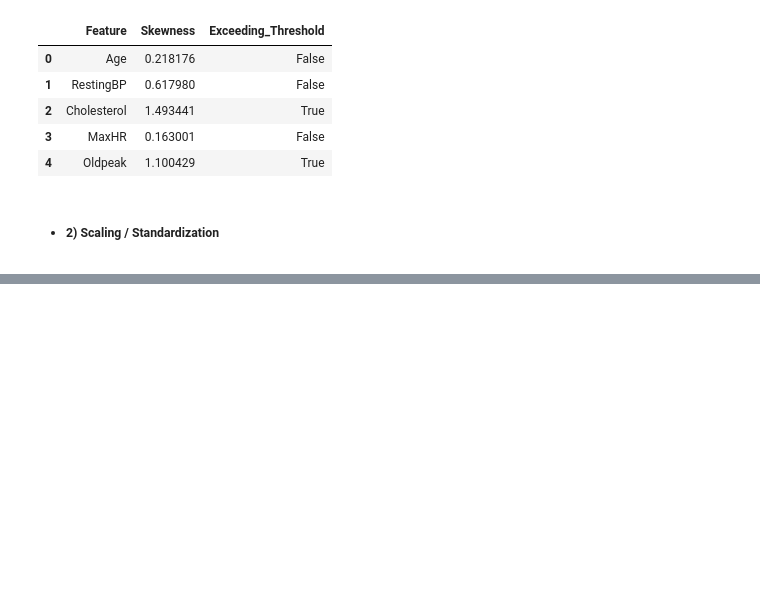
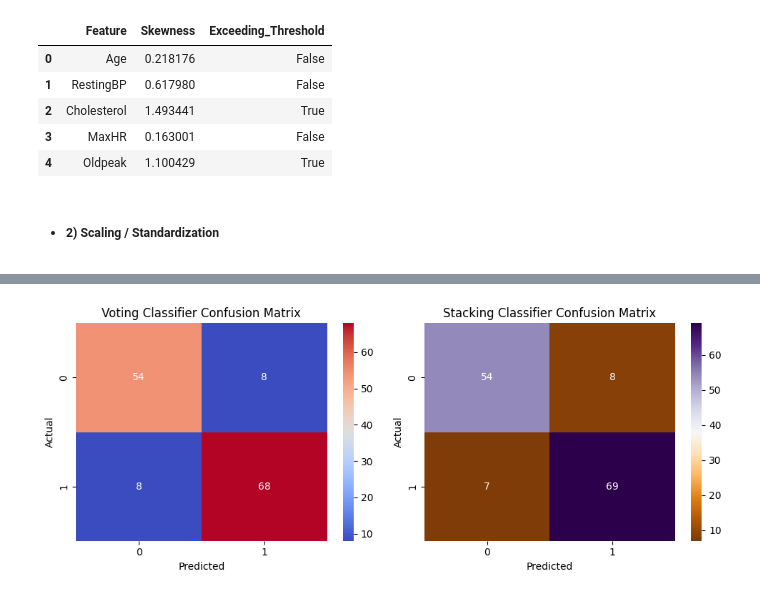
Before and after one commit to Nimaabediforud/Heart-Disease-Prediction, a Jupyter notebook: Notebooks/HDP-ML.ipynb, the cells around one changed output, grey strips where cells are left out. Cells and saved outputs as stored; diff of their text form; code cells hidden in the pictures; blank space fills up the shorter version.

```diff
--- a/Notebooks/HDP-ML.ipynb
+++ b/Notebooks/HDP-ML.ipynb
@@ -605,0 +855,88 @@ X_train[con_num_features]
+# %%
+"""
+There are multiple models with almost the same performance,
+These strong candidates can be combined to stabilize and potentially boost performance.
+* Ensembeling Techniques:
+- Voting Classifier
+    - Equal weights are fine to start, but tuning weights can squeeze out extra performance.
+- Stacking Classifier
+    - If base models are diverse & strong, a simple meta-model like LogisticRegression is often best.
+    - If they're weak or very different, a more flexible meta-model (like GradientBoosting) might help.
+"""
+
+# ----- Voting Classifier -----
+
+voting_model = VotingClassifier(
+    estimators=[
+        ("RF", RandomForestClassifier(random_state=RANDOM_STATE)),
+        ("GB", GradientBoostingClassifier(random_state=RANDOM_STATE)),
+        ("ADA", AdaBoostClassifier(random_state=RANDOM_STATE))
+    ],
+    voting="soft", weights=[1, 1, 1]
+)
+
+# Fit
+voting_model.fit(final_X_train, y_train)
+# Predict
+voting_y_pred = voting_model.predict(final_X_val)
+
+#----- Evaluate -----
+print("Voting Classifier:")
+# F1-score
+print(f"F1-Score (weighted): {round(f1_score(y_val, voting_y_pred, average='weighted') * 100, 3)} %")
+# Classification report
+print(f"Classification Report:\n{classification_report(y_val, voting_y_pred)}")
+# Confusion matrix
+voting_cw = confusion_matrix(y_val, voting_y_pred)
+
+
+
+# ----- Stacking Classifier -----
+
+stacking_model = StackingClassifier(
+    estimators=[
+        ("RF", RandomForestClassifier(random_state=RANDOM_STATE)),
+        ("GB", GradientBoostingClassifier(random_state=RANDOM_STATE)),
+        ("ADA", AdaBoostClassifier(random_state=RANDOM_STATE)),
+        ("ET", ExtraTreesClassifier(random_state=RANDOM_STATE)),
+        ("SVC", SVC(probability=True, random_state=RANDOM_STATE))
+    ],
+    final_estimator= LogisticRegression(max_iter=1000,random_state=RANDOM_STATE)
+)
+
+
+# Fit
+stacking_model.fit(final_X_train, y_train)
+# Predict
+stacking_y_pred = stacking_model.predict(final_X_val)
+
+#----- Evaluate -----
+print("Stacking Classifier:")
+# F1-score
+print(f"F1-Score (weighted): {round(f1_score(y_val, stacking_y_pred, average='weighted') * 100, 3)} %")
+# Classification report
+print(f"Classification Report:\n{classification_report(y_val, stacking_y_pred)}")
+# Confusion matrix
+stacking_cw = confusion_matrix(y_val, stacking_y_pred)
+
+
+#----- Visualize confusion matrix -----
+fig, axes = plt.subplots(1, 2, figsize=(10, 4))
+
+# Visualize voting classifier
+sns.heatmap(voting_cw, annot=True, cmap='coolwarm', ax=axes[0])
+axes[0].set_title("Voting Classifier Confusion Matrix")
+axes[0].set_xlabel("Predicted")
+axes[0].set_ylabel("Actual")
+
+
+# Visualize stacking classifier
+sns.heatmap(stacking_cw, annot=True, cmap='PuOr', ax=axes[1])
+axes[1].set_title("Stacking Classifier Confusion Matrix")
+axes[1].set_xlabel("Predicted")
+axes[1].set_ylabel("Actual")
+
+
+plt.tight_layout()
+plt.show()
+# %% [output]
@@ -605,0 +960 @@ X_train[con_num_features]
+[figure, added]
```
Also changed, not shown: parts of 11 cells of this notebook.
